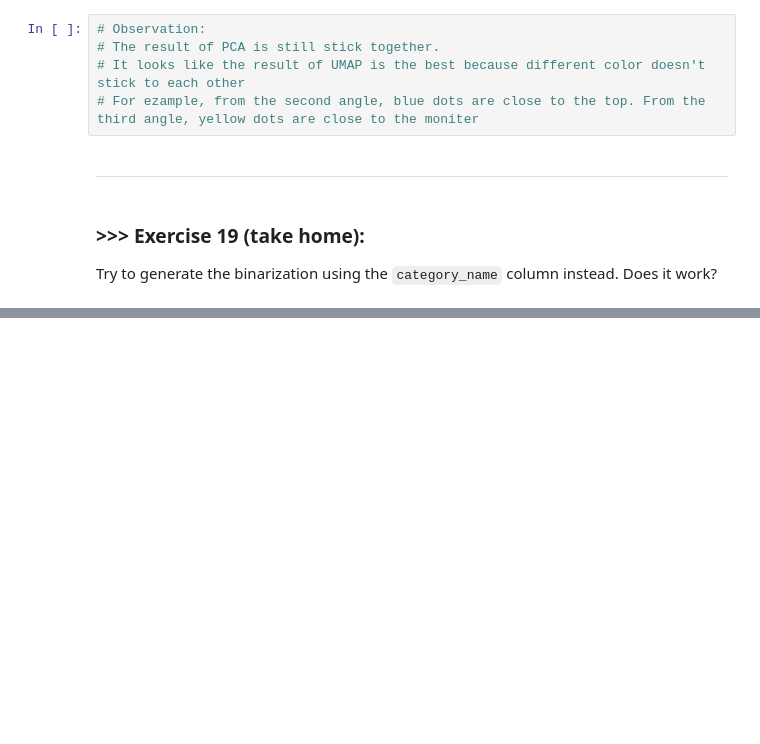
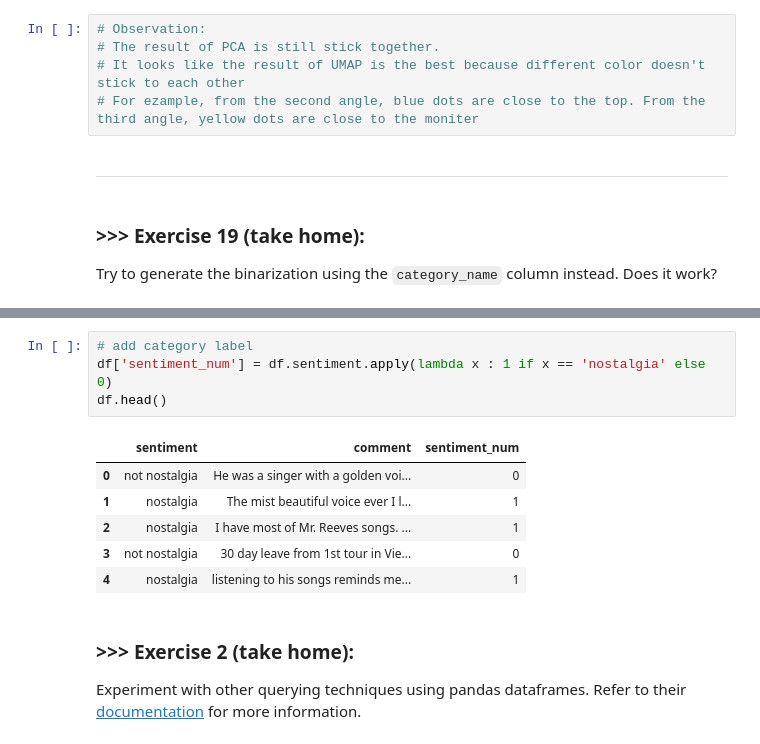
Before and after one commit to Big-problem/DM2024-Lab1-Homework, a Jupyter notebook: DM2024-Lab1-Homework.ipynb, the cells around one changed output, grey strips where cells are left out. Drawn from its saved outputs; the diff is of its cells as text; blank space fills up the shorter version.

Commit message:
Finish exercise 11

```diff
--- a/DM2024-Lab1-Homework.ipynb
+++ b/DM2024-Lab1-Homework.ipynb
@@ -636,0 +654,14 @@ X[:8]
+# %%
+# add category label
+df['sentiment_num'] = df.sentiment.apply(lambda x : 1 if x == 'nostalgia' else 0)
+df.head()
+# %% [output]
+|  | sentiment | comment | sentiment_num |
+| 0 | not nostalgia | He was a singer with a golden voi... | 0 |
+| 1 | nostalgia | The mist beautiful voice ever I l... | 1 |
+| 2 | nostalgia | I have most of Mr. Reeves songs. ... | 1 |
+| 3 | not nostalgia | 30 day leave from 1st tour in Vie... | 0 |
+| 4 | nostalgia | listening to his songs reminds me... | 1 |
+# %% [markdown]
+### **>>> Exercise 2 (take home):**
+Experiment with other querying techniques using pandas dataframes. Refer to their [documentation](https://pandas.pydata.org/pandas-docs/stable/indexing.html) for more information.
```
Also changed, not shown: parts of 14 cells of this notebook.
